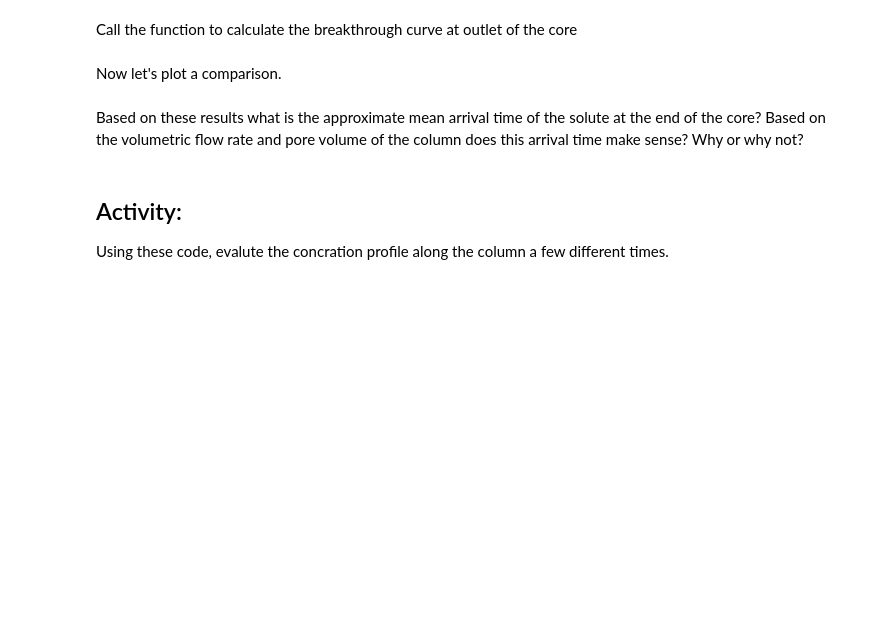
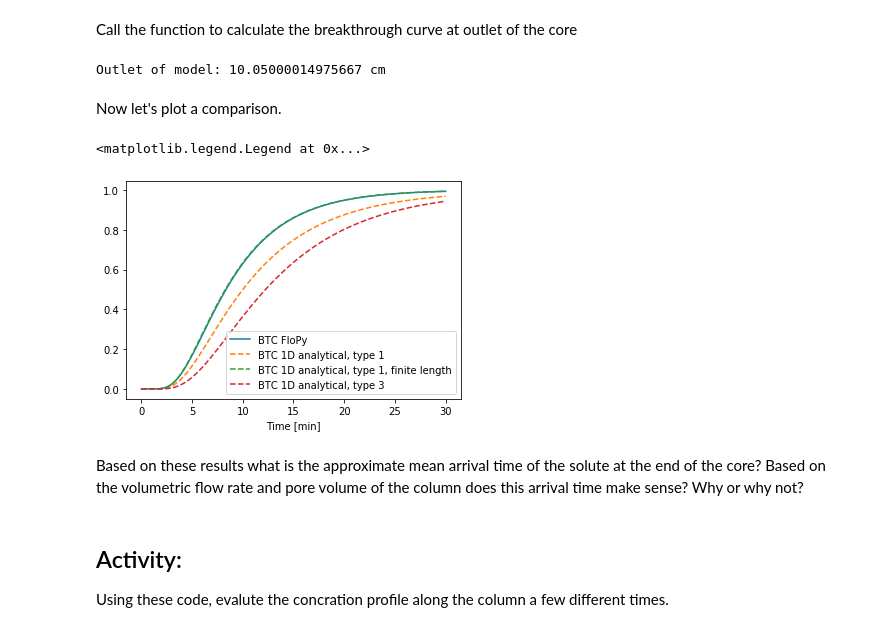
Before and after one commit to zahasky/Contaminant-Hydrogeology-Activities, a Jupyter notebook: FloPy 1D Function.ipynb, the cells around one changed output. Drawn from its saved outputs; the diff is of its cells as text; code cells hidden in the pictures; blank space fills up the shorter version.

```diff
--- a/FloPy 1D Function.ipynb
+++ b/FloPy 1D Function.ipynb
@@ -68,5 +80,5 @@ Set the longitudinal dispersivity in selected units. What are the units again?
 # %%
-def model_1D(dirname, perlen_mf, v, al):
+def model_1D(dirname, perlen_mf, v, al, itype):
     # Model workspace and new sub-directory
     model_ws = os.path.join(workdir, dirname)
     print(model_ws)
@@ -135,12 +147,15 @@ def model_1D(dirname, perlen_mf, v, al):
     # If icbund < 0, the cell is a constant-concentration cell;
     # If icbund > 0, the cell is an active concentration cell where the concentration value will be calculated.
     icbund = np.ones((nlay, nrow, ncol), dtype=np.int)
-    icbund[0, 0, 0] = -1 # constant-concentration cell
 
-    # Initial conditions: concentration zero everywhere, except the inlet
+    # Initial conditions: initial concentration zero everywhere
     sconc = np.zeros((nlay, nrow, ncol), dtype=np.float)
-    sconc[0, 0, 0] = c0
 
+    # Itype is an integer indicating the type of source.
+    # 1 = equivalent to type 3 BCs
+    # 2 = well, 3 = drain, -1 = constant concentration
+    # itype = -1
+    spd_mt = {0:[0, 0, 0, c0, itype]}
 
     # Setup models
     # MODFLOW model name
@@ -190,7 +205,7 @@ def model_1D(dirname, perlen_mf, v, al):
     # Dispersion package class
     dsp = flopy.mt3d.Mt3dDsp(mt, al=al)
     # source/sink package
-    ssm = flopy.mt3d.Mt3dSsm(mt)
+    ssm = flopy.mt3d.Mt3dSsm(mt, stress_period_data=spd_mt)
     # matrix solver package, may want to add cclose=1e-6 to define the convergence criterion in terms of relative concentration
     gcg = flopy.mt3d.Mt3dGcg(mt, cclose=1e-6)
     # write mt3dms input
@@ -215,7 +230,9 @@ Now lets trying running a model by calling our 'model_1D' function
 dirname = 'run1'
 perlen_mf = [30*60]
 v = 0.014
-al = 0.3 # cm
+al = 2.0 # cm
+# itype 1 is flow weighted solute input, itype -1 is constant concentration
+itype = -1
 
 # Call the FloPy model function
-mf, mt, times, conc = model_1D(dirname, perlen_mf, v, al)
+mf, mt, times, conc = model_1D(dirname, perlen_mf, v, al, itype)
@@ -233,7 +258,7 @@ Now lets compare the numerical results with the analytical solution we looked at
 from scipy.special import erfc as erfc
 from scipy.special import erf as erf
 
-# Type 1 inlet conditions
+# Type 1 inlet conditions, infinite solution
 def analytical_model_1D_t1(x, t, v, al):
     # Dispersion
     D = v*al
@@ -244,7 +269,21 @@ def analytical_model_1D_t1(x, t, v, al):
 
     return Conc_time_type1
 
-# Type 3 inlet conditions
+# Type 1 inlet conditions, finite length solution
+def analytical_model_1D_finite_t1(x, t, v, al, L):
+    # Dispersion
+    D = v*al
+    # Analytical solution: Analytical solution based on Equation A3 in van Genuchtena and Alves, 1982.
+    # Note that the '\' means continued on the next line
+    Conc_time_type1_finite = (1/2)*erfc((x - v*t)/(2*np.sqrt(D*t))) + \
+        (1/2)*np.exp(v*x/D)*erfc((x + v*t)/(2*np.sqrt(D*t))) + \
+        (1/2)*(2 + (v*(2*L - x)/D) + v**2*t/D)* \
+        np.exp(v*L/D)*erfc(((2*L - x)+ v*t)/(2*np.sqrt(D*t))) - \
+        (v**2 *t/(3.1415*D))**(1/2) * np.exp(v*L/D - ((2*L - x + v*t)**2)/(4*D*t))
+
+    return Conc_time_type1_finite
+
+# Type 3 inlet conditions, infinite solution
 def analytical_model_1D_t3(x, t, v, al):
     # Dispersion
     D = v*al
@@ -257,20 +296,30 @@ def analytical_model_1D_t3(x, t, v, al):
 # %% [markdown]
 Call the function to calculate the breakthrough curve at outlet of the core
 # %%
-# Extract the model grid cell location (in selected units, cm in this case)
+# Extract the model grid cell center location (in selected units, cm in this case)
 x = mf.dis.sr.xcenter
+xa = x + x[0]
 print('Outlet of model: ' + str(x[-1]) + ' cm')
+# %% [output]
+Outlet of model: 10.05000014975667 cm
 # %%
 # Call the analytical model function
 Conc_time_type1 = analytical_model_1D_t1(x[-1], times, v, al)
+Conc_time_ftype1 = analytical_model_1D_finite_t1(x[-1], times, v, al, x[-1])
+Conc_time_type3 = analytical_model_1D_t3(x[-1], times, v, al)
 # %% [markdown]
 Now let's plot a comparison.
 # %%
 c1, = plt.plot(times/60, C_btc, label='BTC FloPy')
 c2, = plt.plot(times/60, Conc_time_type1, '--', label='BTC 1D analytical, type 1')
+c3, = plt.plot(times/60, Conc_time_ftype1, '--', label='BTC 1D analytical, type 1, finite length')
+c4, = plt.plot(times/60, Conc_time_type3, '--', label='BTC 1D analytical, type 3')
 plt.xlabel('Time [min]');
 
-plt.legend(handles=[c1, c2])
+plt.legend(handles=[c1, c2, c3, c4])
+# %% [output]
+<matplotlib.legend.Legend at 0x...>
+[figure, added]
 # %% [markdown]
 Based on these results what is the approximate mean arrival time of the solute at the end of the core? Based on the volumetric flow rate and pore volume of the column does this arrival time make sense? Why or why not?
 # %% [markdown]
```
Also changed, not shown: parts of 11 cells of this notebook, 1 other file.
